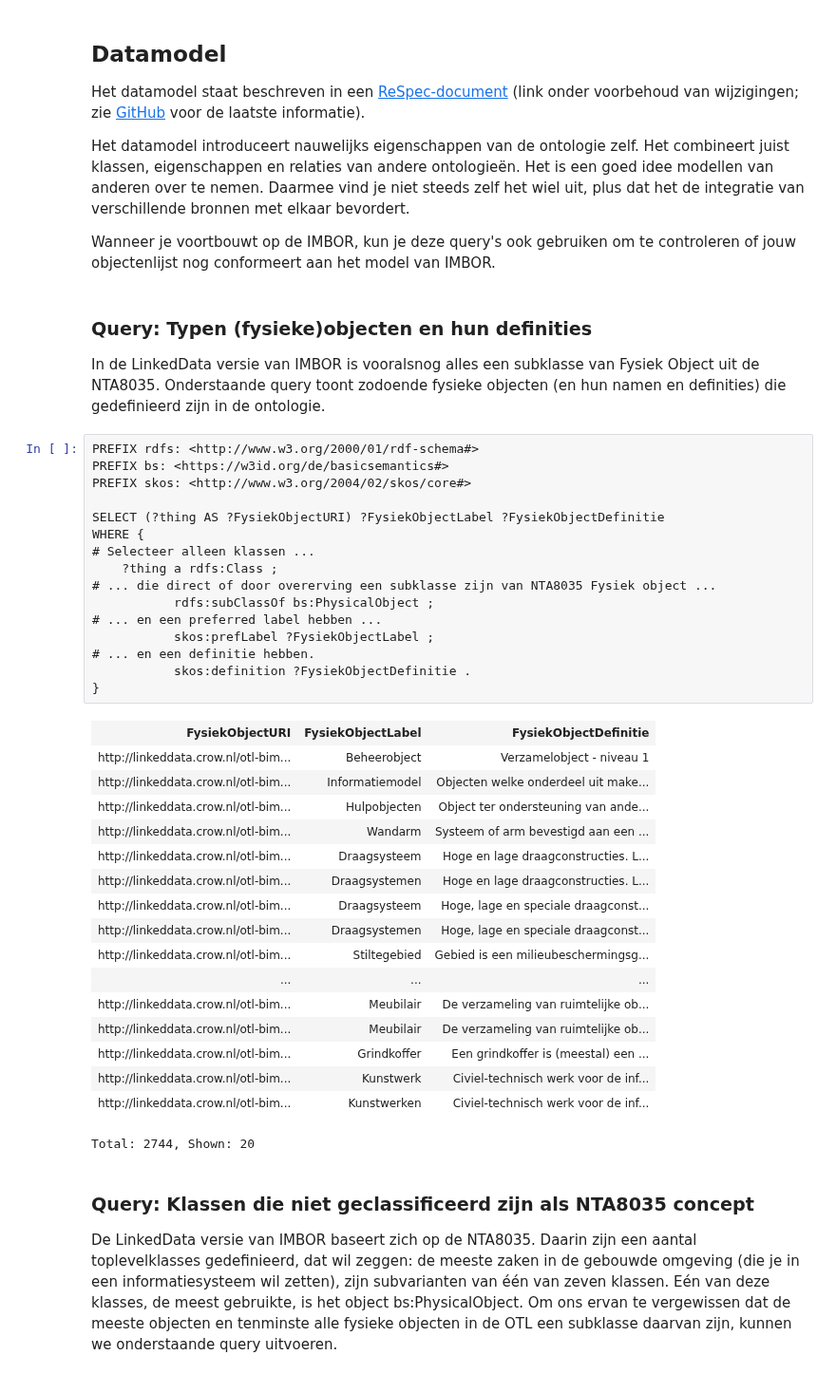
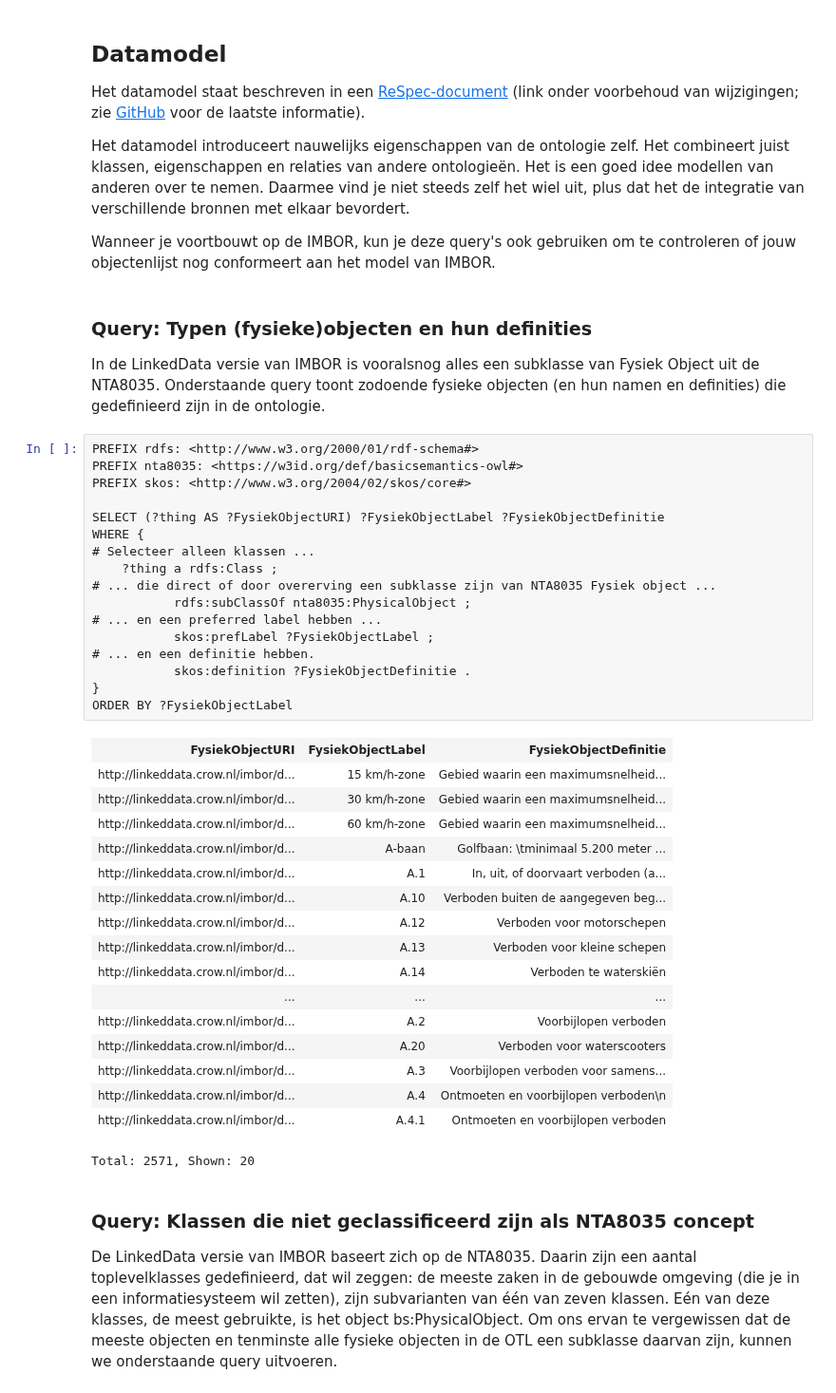
Before and after one commit to Stichting-CROW/imbor, a Jupyter notebook: docs/SPARQL-voorbeelden.ipynb, the cells around one changed output. Shown at 95% size. Drawn from its saved outputs; the diff is of its cells as text.

```diff
--- a/docs/SPARQL-voorbeelden.ipynb
+++ b/docs/SPARQL-voorbeelden.ipynb
@@ -25,7 +25,7 @@ Dat neemt niet weg, dat we de informatie hier nog steeds kunnen introduceren.
 # %% [markdown]
 ## Datamodel
 
-Het datamodel staat beschreven in een [ReSpec-document](https://stichting-crow.github.io/otl-bim-pro/index.html) (link onder voorbehoud van wijzigingen; zie [GitHub](https://github.com/stichting-crow/otl-bim-pro/) voor de laatste informatie).
+Het datamodel staat beschreven in een [ReSpec-document](https://stichting-crow.github.io/imbor/index.html) (link onder voorbehoud van wijzigingen; zie [GitHub](https://github.com/Stichting-CROW/imbor) voor de laatste informatie).
 
 Het datamodel introduceert nauwelijks eigenschappen van de ontologie zelf.
 Het combineert juist klassen, eigenschappen en relaties van andere ontologieën.
@@ -39,38 +39,39 @@ Wanneer je voortbouwt op de IMBOR, kun je deze query's ook gebruiken om te contr
 In de LinkedData versie van IMBOR is vooralsnog alles een subklasse van Fysiek Object uit de NTA8035. Onderstaande query toont zodoende fysieke objecten (en hun namen en definities) die gedefinieerd zijn in de ontologie.
 # %%
 PREFIX rdfs: <http://www.w3.org/2000/01/rdf-schema#>
-PREFIX bs: <https://w3id.org/de/basicsemantics#>
+PREFIX nta8035: <https://w3id.org/def/basicsemantics-owl#>
 PREFIX skos: <http://www.w3.org/2004/02/skos/core#>
 
 SELECT (?thing AS ?FysiekObjectURI) ?FysiekObjectLabel ?FysiekObjectDefinitie
 WHERE {
 # Selecteer alleen klassen ...
     ?thing a rdfs:Class ;
 # ... die direct of door overerving een subklasse zijn van NTA8035 Fysiek object ...
-           rdfs:subClassOf bs:PhysicalObject ;
+           rdfs:subClassOf nta8035:PhysicalObject ;
 # ... en een preferred label hebben ...
            skos:prefLabel ?FysiekObjectLabel ;
 # ... en een definitie hebben.
            skos:definition ?FysiekObjectDefinitie .
 }
+ORDER BY ?FysiekObjectLabel
 # %% [output]
 | FysiekObjectURI | FysiekObjectLabel | FysiekObjectDefinitie |
-| http://linkeddata.crow.nl/otl-bim... | Beheerobject | Verzamelobject - niveau 1 |
-| http://linkeddata.crow.nl/otl-bim... | Informatiemodel | Objecten welke onderdeel uit make... |
-| http://linkeddata.crow.nl/otl-bim... | Hulpobjecten | Object ter ondersteuning van ande... |
-| http://linkeddata.crow.nl/otl-bim... | Wandarm | Systeem of arm bevestigd aan een ... |
-| http://linkeddata.crow.nl/otl-bim... | Draagsysteem | Hoge en lage draagconstructies. L... |
-| http://linkeddata.crow.nl/otl-bim... | Draagsystemen | Hoge en lage draagconstructies. L... |
-| http://linkeddata.crow.nl/otl-bim... | Draagsysteem | Hoge, lage en speciale draagconst... |
-| http://linkeddata.crow.nl/otl-bim... | Draagsystemen | Hoge, lage en speciale draagconst... |
-| http://linkeddata.crow.nl/otl-bim... | Stiltegebied | Gebied is een milieubeschermingsg... |
+| http://linkeddata.crow.nl/imbor/d... | 15 km/h-zone | Gebied waarin een maximumsnelheid... |
+| http://linkeddata.crow.nl/imbor/d... | 30 km/h-zone | Gebied waarin een maximumsnelheid... |
+| http://linkeddata.crow.nl/imbor/d... | 60 km/h-zone | Gebied waarin een maximumsnelheid... |
+| http://linkeddata.crow.nl/imbor/d... | A-baan | Golfbaan: \tminimaal 5.200 meter ... |
+| http://linkeddata.crow.nl/imbor/d... | A.1 | In, uit, of doorvaart verboden (a... |
+| http://linkeddata.crow.nl/imbor/d... | A.10 | Verboden buiten de aangegeven beg... |
+| http://linkeddata.crow.nl/imbor/d... | A.12 | Verboden voor motorschepen |
+| http://linkeddata.crow.nl/imbor/d... | A.13 | Verboden voor kleine schepen |
+| http://linkeddata.crow.nl/imbor/d... | A.14 | Verboden te waterskiën |
 | ... | ... | ... |
-| http://linkeddata.crow.nl/otl-bim... | Meubilair | De verzameling van ruimtelijke ob... |
-| http://linkeddata.crow.nl/otl-bim... | Meubilair | De verzameling van ruimtelijke ob... |
-| http://linkeddata.crow.nl/otl-bim... | Grindkoffer | Een grindkoffer is (meestal) een ... |
-| http://linkeddata.crow.nl/otl-bim... | Kunstwerk | Civiel-technisch werk voor de inf... |
-| http://linkeddata.crow.nl/otl-bim... | Kunstwerken | Civiel-technisch werk voor de inf... |
+| http://linkeddata.crow.nl/imbor/d... | A.2 | Voorbijlopen verboden |
+| http://linkeddata.crow.nl/imbor/d... | A.20 | Verboden voor waterscooters |
+| http://linkeddata.crow.nl/imbor/d... | A.3 | Voorbijlopen verboden voor samens... |
+| http://linkeddata.crow.nl/imbor/d... | A.4 | Ontmoeten en voorbijlopen verboden\n |
+| http://linkeddata.crow.nl/imbor/d... | A.4.1 | Ontmoeten en voorbijlopen verboden |
-Total: 2744, Shown: 20
+Total: 2571, Shown: 20
 # %% [markdown]
 ### Query: Klassen die niet geclassificeerd zijn als NTA8035 concept
 
```
Also changed, not shown: parts of 14 cells of this notebook.
